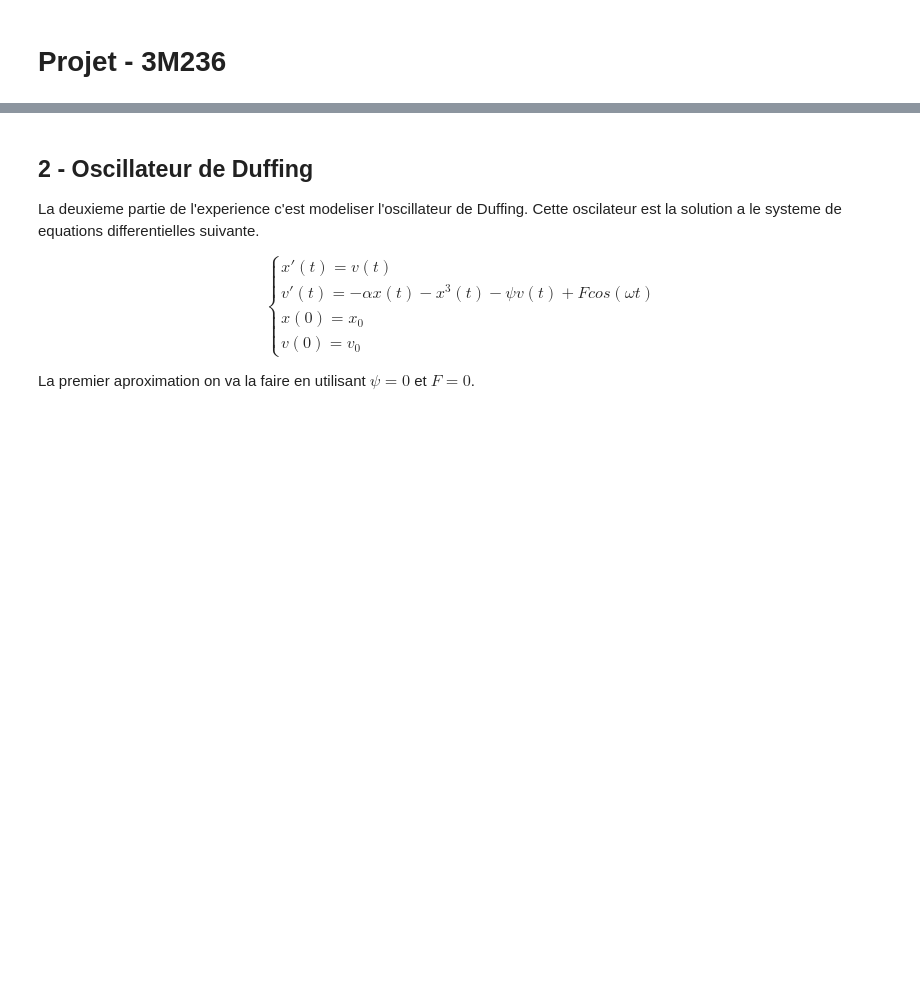
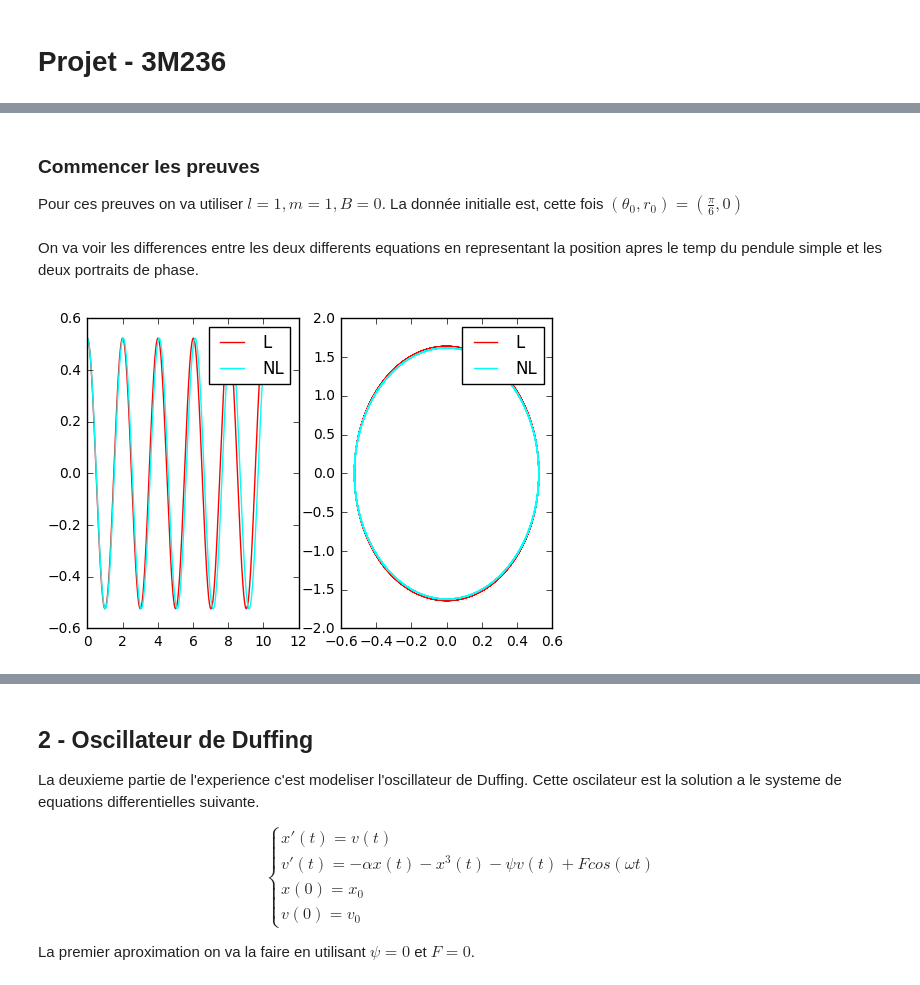
Before and after one commit to DiegoAsterio/equa-diff-3M236, a Jupyter notebook: 3M236_projet.ipynb, the cells around one changed output, grey strips where cells are left out. Cells and saved outputs as stored; diff of their text form; code cells hidden in the pictures; blank space fills up the shorter version.

```diff
--- a/3M236_projet.ipynb
+++ b/3M236_projet.ipynb
@@ -8,0 +57,46 @@ import math
+# %%
+def define_g_NL(B,m,l,omega): #Fonction pour definir f et h dependant des attributs
+    return lambda x,t : np.array([x[1], B*math.cos(omega*t)/m - 9.81*math.sin(x[0])/l])
+# %%
+def define_g_L(B,m,l,omega):
+    return lambda x,t : np.array([x[1], B*math.cos(omega*t)/m - 9.81*x[0]/l])
+# %% [markdown]
+### Commencer les preuves
+
+Pour ces preuves on va utiliser $l = 1, m = 1, B=0$. La donnée initialle est, cette fois $(\theta_0 , r_0) = (\frac{\pi}{6}, 0)$
+# %%
+g_L = define_g_L(0,1,1,1)
+g_NL = define_g_NL(0,1,1,1)
+
+T = 10
+dt = 10.0/10000
+x0 = [math.pi/6,0]
+
+tL, xL = EDO.EulerSymplectique(0,x0,T,dt,g_L)
+
+tNL, xNL = EDO.EulerSymplectique(0,x0,T,dt,g_NL)
+# %% [markdown]
+On va voir les differences entre les deux differents equations en representant la position apres le temp du pendule simple et les deux portraits de phase.
+# %%
+def plot_pos_et_port(solutions):
+    c_map = EDO.get_cmap(len(solutions))
+    pos = 0
+    for sol in solutions:
+        t_ = sol[0]
+        u_ = [x[0] for x in sol[1]]
+        v_ = [x[1] for x in sol[1]]
+        plt.subplot(121)
+        plt.plot(t_,u_,color=c_map(pos))
+        plt.subplot(122)
+        plt.plot(u_,v_,color=c_map(pos))
+        pos += 1
+    plt.subplot(121)
+    plt.legend (['L','NL'])
+    plt.subplot(122)
+    plt.legend (['L','NL'])
+# %%
+solutions = [[tL,xL],[tNL,xNL]]
+
+plot_pos_et_port(solutions)
+# %% [output]
+[figure, added]
```
Also changed, not shown: parts of 19 cells of this notebook, 1 other file.
